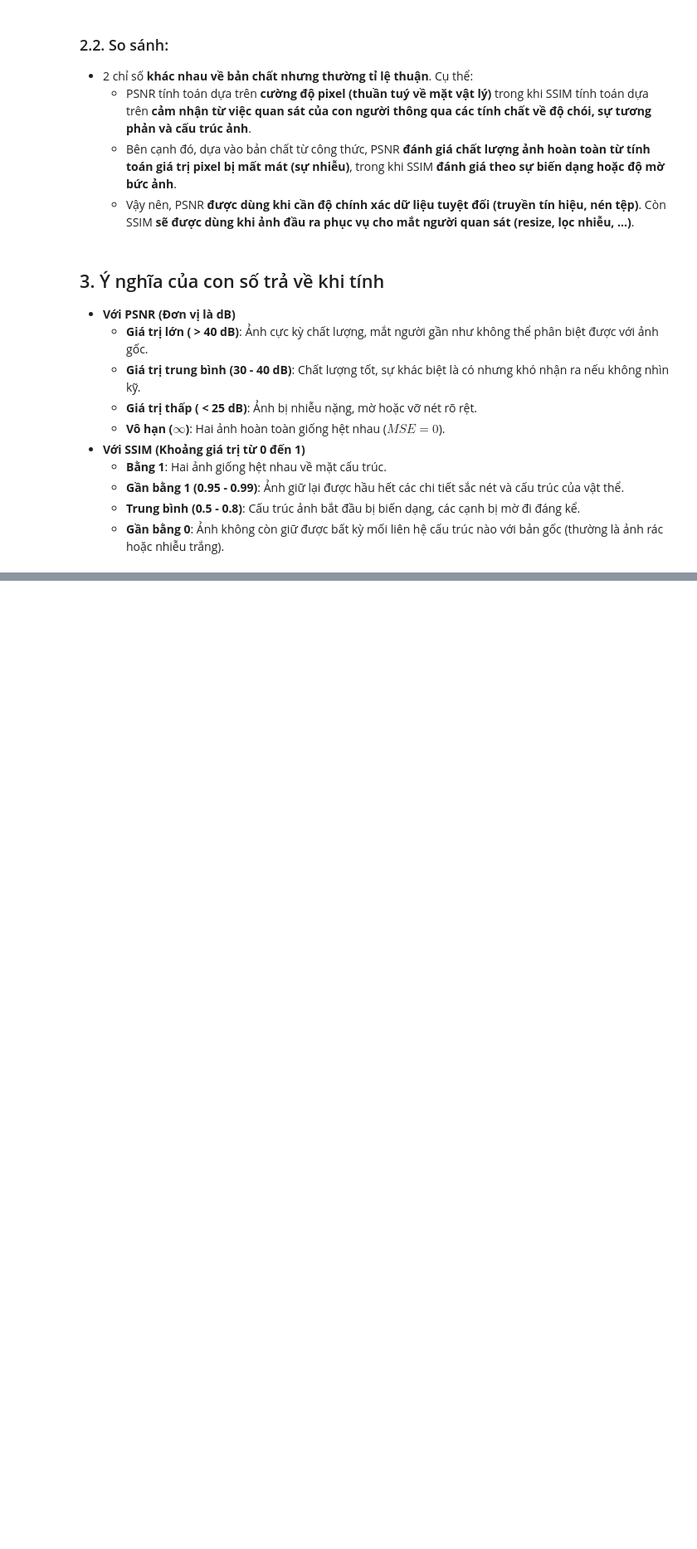
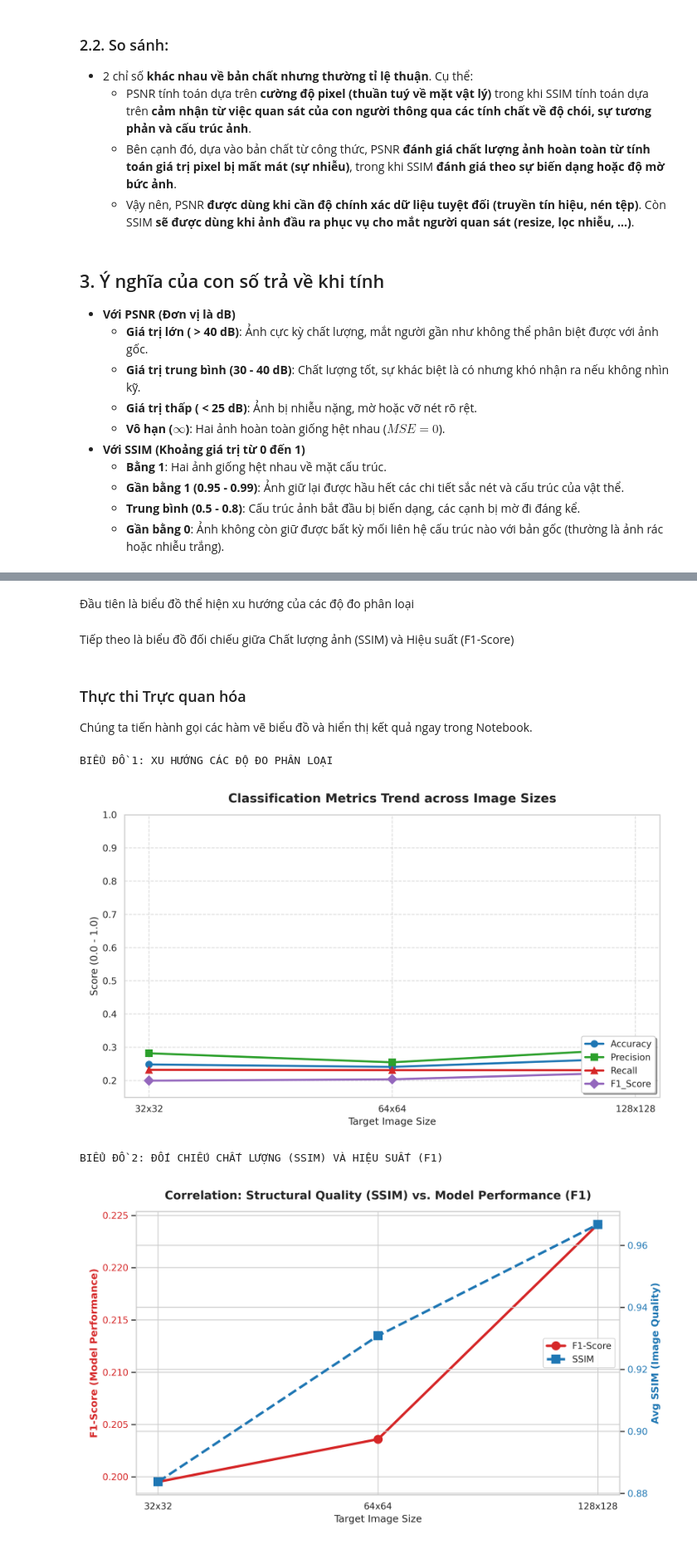
Before and after one commit to Taylor3691/mining-beyond-boundaries, a Jupyter notebook: notebooks/Hoang-preprocessing.resize.ipynb, the cells around one changed output, grey strips where cells are left out. Shown at 83% size. Saved outputs shown, nothing was run; the diff lists cells and outputs as text; code cells hidden in the pictures; blank space fills up the shorter version.

Commit message:
feature: Add analysis for preprocessing resize with visualization

```diff
--- a/notebooks/Hoang-preprocessing.resize.ipynb
+++ b/notebooks/Hoang-preprocessing.resize.ipynb
@@ -47,0 +75,6 @@
+# %%
+original_dataset = ImageDataset(path=PATH_FOLDER_IMAGE_RAW)
+
+if len(original_dataset.image_paths) == 0:
+    raise ValueError("Lỗi: Không tìm thấy ảnh. Vui lòng kiểm tra lại đường dẫn.")
+print(f"Đã tải thành công dataset gồm {len(original_dataset.image_paths)} ảnh gốc.")
@@ -47,0 +161,4 @@
+# %%
+# Danh sách kích thước cần test
+target_sizes = [128, 64, 32]
+ablation_results = []
@@ -47,0 +207,5 @@
+# %%
+final_ablation_df = pd.DataFrame(ablation_results)
+
+print("BẢNG TỔNG HỢP KẾT QUẢ ABLATION STUDY (IQA + ML METRICS)")
+display(final_ablation_df)
@@ -47,0 +224,9 @@
+# %%
+import matplotlib.pyplot as plt
+import seaborn as sns
+from IPython.display import Image, display
+
+# Thiết lập style chung cho các biểu đồ
+sns.set_theme(style="whitegrid")
+# %% [markdown]
+Đầu tiên là biểu đồ thể hiện xu hướng của các độ đo phân loại
@@ -47,0 +263,2 @@
+# %% [markdown]
+Tiếp theo là biểu đồ đối chiếu giữa Chất lượng ảnh (SSIM) và Hiệu suất (F1-Score)
@@ -47,0 +300,24 @@
+# %% [markdown]
+### Thực thi Trực quan hóa
+Chúng ta tiến hành gọi các hàm vẽ biểu đồ và hiển thị kết quả ngay trong Notebook.
+# %%
+# Đường dẫn lưu file ảnh
+trend_img = "ml_metrics_trend.png"
+corr_img = "quality_vs_performance.png"
+
+# Vẽ xu hướng các độ đo phân loại
+plot_classification_metrics_trend(final_ablation_df, save_path=trend_img)
+
+# Vẽ đối chiếu Chất lượng và Hiệu suất
+plot_quality_vs_performance(final_ablation_df, save_path=corr_img)
+
+print("\nBIỂU ĐỒ 1: XU HƯỚNG CÁC ĐỘ ĐO PHÂN LOẠI")
+display(Image(filename=trend_img))
+
+print("\nBIỂU ĐỒ 2: ĐỐI CHIẾU CHẤT LƯỢNG (SSIM) VÀ HIỆU SUẤT (F1)")
+display(Image(filename=corr_img))
+# %% [output]
+BIỂU ĐỒ 1: XU HƯỚNG CÁC ĐỘ ĐO PHÂN LOẠI
+[figure, added]
+BIỂU ĐỒ 2: ĐỐI CHIẾU CHẤT LƯỢNG (SSIM) VÀ HIỆU SUẤT (F1)
+[figure, added]
```
Also changed, not shown: parts of 17 cells of this notebook.
